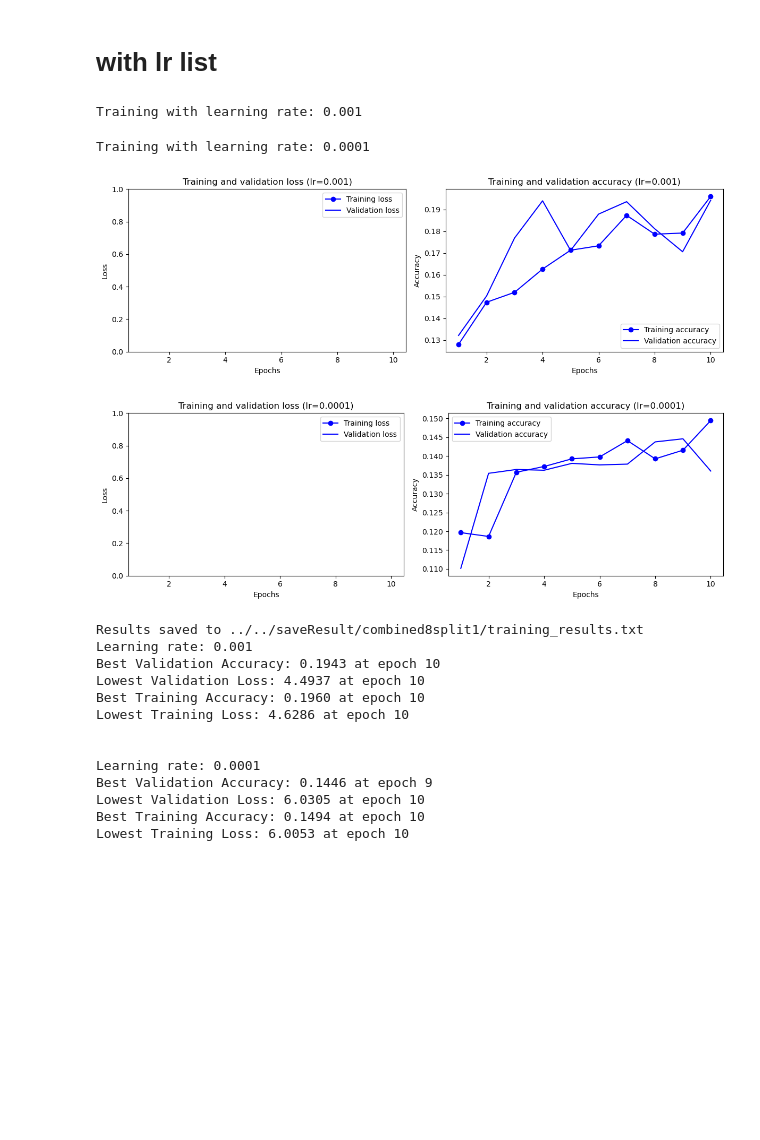
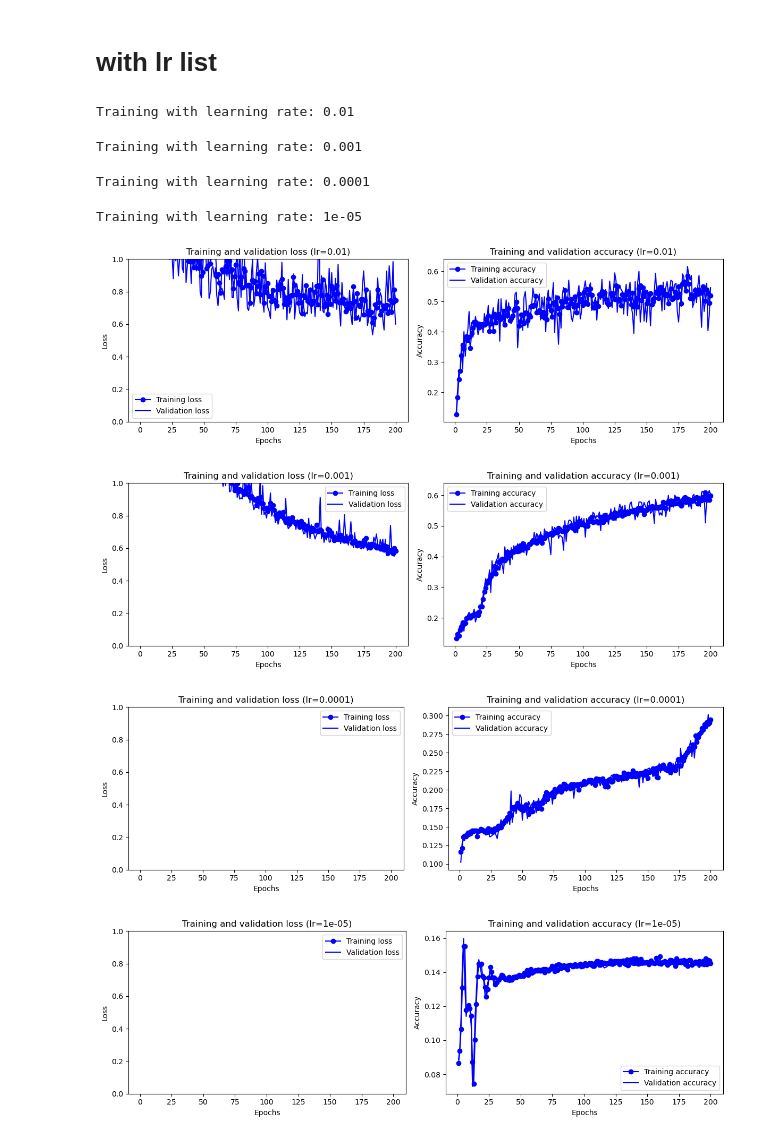
Before and after one commit to tina1092/HCI_arm_ML_model, a Jupyter notebook: model/regression/regression_rnn_splitData_Combine8test1.ipynb, the cells around one changed output. Saved outputs shown, nothing was run; the diff lists cells and outputs as text; code cells hidden in the pictures; blank space fills up the shorter version.

Commit message:
optimize model and upload combine8 &9

```diff
--- a/model/regression/regression_rnn_splitData_Combine8test1.ipynb
+++ b/model/regression/regression_rnn_splitData_Combine8test1.ipynb
@@ -151,8 +152,8 @@ class RNNModel(nn.Module):
 
 # 定义自定义的准确率函数
 def calculate_custom_accuracy(predictions, targets, tolerance=0.1):
-    predictions = predictions.detach().cpu().numpy()
-    targets = targets.detach().cpu().numpy()
+    predictions = predictions#.detach().cpu().numpy()
+    targets = targets #.detach().cpu().numpy()
     correct = np.abs(predictions - targets) < tolerance
     accuracy = np.mean(correct)
     return accuracy
@@ -160,7 +161,7 @@ def calculate_custom_accuracy(predictions, targets, tolerance=0.1):
 # learning_rates = [1e-1, 1e-2, 1e-3, 1e-4, 1e-5, 1e-6]
 learning_rates = [ 1e-2, 1e-3, 1e-4, 1e-5]
 # learning_rates = [  1e-3, 1e-4]
-num_epochs = 2000
+num_epochs = 200
 
 results = {}
 # %%
@@ -226,14 +227,14 @@ for lr in learning_rates:
 
             running_loss += loss.item() * inputs.size(0)
 
-            all_predictions_train.append(outputs)
-            all_labels_train.append(labels.unsqueeze(1))
+            all_predictions_train.append(outputs.detach().cpu().numpy())
+            all_labels_train.append(labels.unsqueeze(1).detach().cpu().numpy())
 
         epoch_loss = running_loss / len(train_loader.dataset)
         train_losses.append(epoch_loss)
 
-        all_predictions_train = torch.cat(all_predictions_train, dim=0)
-        all_labels_train = torch.cat(all_labels_train, dim=0)
+        all_predictions_train = np.concatenate(all_predictions_train, axis=0)
+        all_labels_train = np.concatenate(all_labels_train, axis=0)
 
         train_output_result.append(all_predictions_train)
         train_true_result.append(all_labels_train)
@@ -256,14 +257,14 @@ for lr in learning_rates:
                 loss = criterion(outputs, labels.unsqueeze(1))  # 将标签调整为 (batch_size, 1)
                 val_loss += loss.item() * inputs.size(0)
 
-                all_predictions.append(outputs)
-                all_labels.append(labels.unsqueeze(1))
+                all_predictions.append(outputs.detach().cpu().numpy()) # this seems to be on the GPU - move to CPU before storing
+                all_labels.append(labels.unsqueeze(1).detach().cpu().numpy())
 
         val_loss /= len(val_loader.dataset)
         val_losses.append(val_loss)
 
-        all_predictions = torch.cat(all_predictions, dim=0)
-        all_labels = torch.cat(all_labels, dim=0)
+        all_predictions = np.concatenate(all_predictions, axis=0)
+        all_labels = np.concatenate(all_labels, axis=0)
 
         val_output_result.append(all_predictions)
         val_true_result.append(all_labels)
@@ -315,7 +316,7 @@ for lr in learning_rates:
         'val_true_result': val_true_result
     }
 
-    import os
+    del model
 
 # 创建保存图片的目录
 
@@ -348,47 +349,38 @@ for lr, result in results.items():
     # 保存图片
     plot_filename = os.path.join(saveplot_dir, f'training_validation_lr_{lr}.png')
     plt.savefig(plot_filename)
 
     # 显示图片
     plt.show()
 # 定义保存文件的路径
 results_file = 'training_results.txt'
 
 os.makedirs(results_dir, exist_ok=True)
 # 打开文件写入模式
 with open(f'{results_dir}/{results_file}', 'w') as f:
     for lr, result in results.items():
         f.write(f"Learning rate: {lr}\n")
         f.write(f"Best Validation Accuracy: {result['best_val_accuracy']:.4f} at epoch {result['best_val_accuracy_epoch']}\n")
         f.write(f"Lowest Validation Loss: {result['lowest_val_loss']:.4f} at epoch {result['lowest_val_loss_epoch']}\n")
         f.write(f"Best Training Accuracy: {result['best_train_accuracy']:.4f} at epoch {result['best_train_accuracy_epoch']}\n")
         f.write(f"Lowest Training Loss: {result['lowest_train_loss']:.4f} at epoch {result['lowest_train_loss_epoch']}\n")
         f.write("\n")
 
 print(f"Results saved to {results_dir}/{results_file}")
 
 for lr, result in results.items():
     print(f"Learning rate: {lr}")
     print(f"Best Validation Accuracy: {result['best_val_accuracy']:.4f} at epoch {result['best_val_accuracy_epoch']}")
     print(f"Lowest Validation Loss: {result['lowest_val_loss']:.4f} at epoch {result['lowest_val_loss_epoch']}")
     print(f"Best Training Accuracy: {result['best_train_accuracy']:.4f} at epoch {result['best_train_accuracy_epoch']}")
     print(f"Lowest Training Loss: {result['lowest_train_loss']:.4f} at epoch {result['lowest_train_loss_epoch']}")
     print("\n")
 # %% [output]
-Training with learning rate: 0.001
+Training with learning rate: 0.01
-Training with learning rate: 0.0001
+Training with learning rate: 0.001
+Training with learning rate: 0.0001
+Training with learning rate: 1e-05
-[figure, old version]
+[figure, new version]
-[figure, old version]
+[figure, new version]
-Results saved to ../../saveResult/combined8split1/training_results.txt
-Learning rate: 0.001
-Best Validation Accuracy: 0.1943 at epoch 10
-Lowest Validation Loss: 4.4937 at epoch 10
-Best Training Accuracy: 0.1960 at epoch 10
-Lowest Training Loss: 4.6286 at epoch 10
-
-
-Learning rate: 0.0001
-Best Validation Accuracy: 0.1446 at epoch 9
-Lowest Validation Loss: 6.0305 at epoch 10
-Best Training Accuracy: 0.1494 at epoch 10
-Lowest Training Loss: 6.0053 at epoch 10
+[figure, added]
+[figure, added]
```
Also changed, not shown: parts of 2 cells of this notebook, 24 other files.
